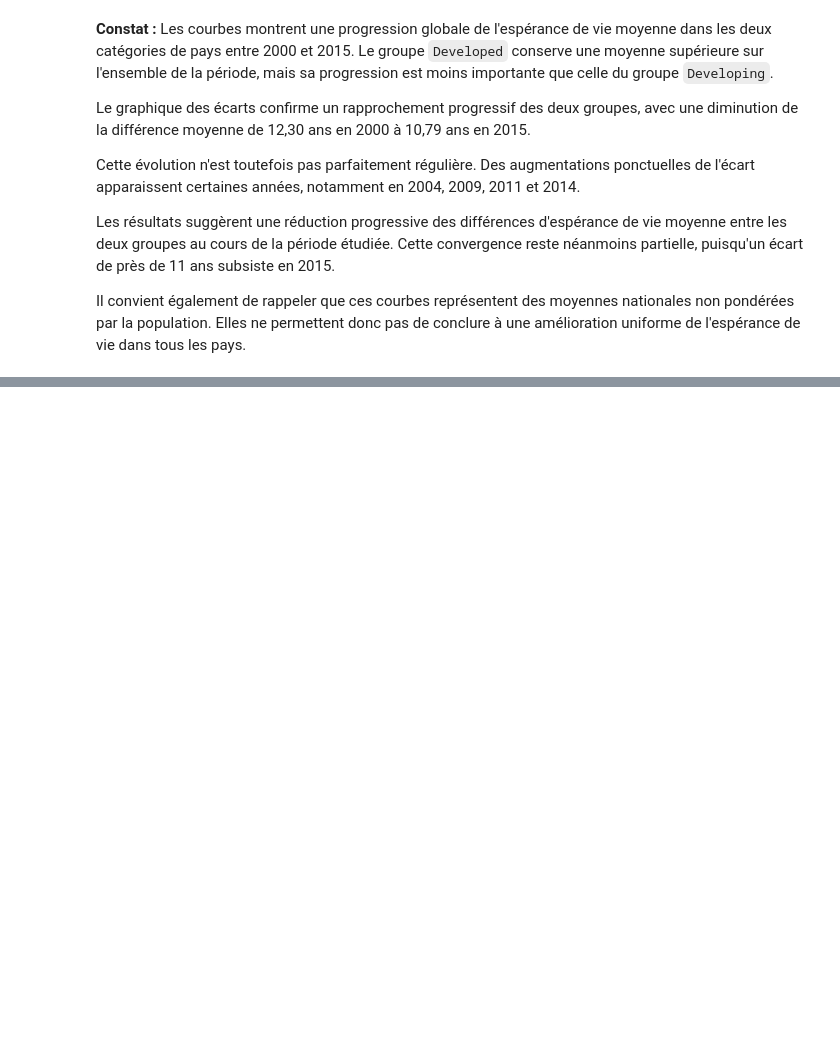
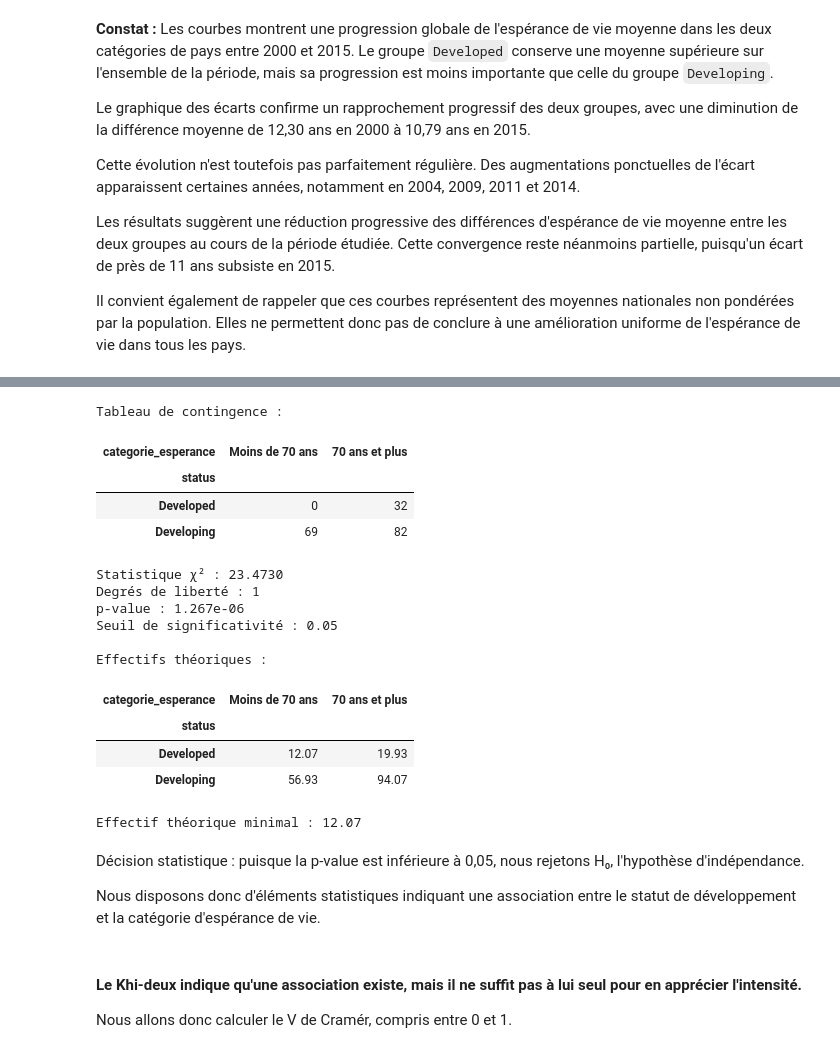
Before and after one commit to ikpovenon/life-expectancy, a Jupyter notebook: notebooks/04_LEP_15_statut_developpement.ipynb, the cells around one changed output, grey strips where cells are left out. Saved outputs shown, nothing was run; the diff lists cells and outputs as text; code cells hidden in the pictures; blank space fills up the shorter version.

```diff
--- a/notebooks/04_LEP_15_statut_developpement.ipynb
+++ b/notebooks/04_LEP_15_statut_developpement.ipynb
@@ -405,0 +532,77 @@ Il convient également de rappeler que ces courbes représentent des moyennes na
+# %%
+
+from scipy.stats import chi2_contingency
+
+# Sélectionner les observations de 2015
+df_chi2 = df_lep15.loc[
+    (df_lep15["year"] == 2015)
+    & (df_lep15["life_expectancy"].notna())
+].copy()
+
+# Créer deux catégories d'espérance de vie
+df_chi2["categorie_esperance"] = pd.cut(
+    df_chi2["life_expectancy"],
+    bins=[-float("inf"), 70, float("inf")],
+    labels=["Moins de 70 ans", "70 ans et plus"],
+    right=False
+)
+
+# Construire le tableau de contingence
+tableau_contingence = pd.crosstab(
+    df_chi2["status"],
+    df_chi2["categorie_esperance"]
+)
+
+print("Tableau de contingence :")
+display(tableau_contingence)
+
+# Calculer le test du Khi-deux
+chi2, p_value_chi2, ddl, effectifs_attendus = (
+    chi2_contingency(tableau_contingence, correction=False)
+)
+
+# Présenter les résultats du test
+print(f"Statistique χ² : {chi2:.4f}")
+print(f"Degrés de liberté : {ddl}")
+print(f"p-value : {p_value_chi2:.4g}")
+print("Seuil de significativité : 0.05")
+
+# Vérifier les effectifs attendus
+print("\nEffectifs théoriques :")
+display(
+    pd.DataFrame(
+        effectifs_attendus,
+        index=tableau_contingence.index,
+        columns=tableau_contingence.columns
+    ).round(2)
+)
+
+print(
+    "Effectif théorique minimal :",
+    round(effectifs_attendus.min(), 2)
+)
+# %% [output]
+Tableau de contingence :
+| categorie_esperance | Moins de 70 ans | 70 ans et plus |
+| status |  |  |
+| Developed | 0 | 32 |
+| Developing | 69 | 82 |
+Statistique χ² : 23.4730
+Degrés de liberté : 1
+p-value : 1.267e-06
+Seuil de significativité : 0.05
+
+Effectifs théoriques :
+| categorie_esperance | Moins de 70 ans | 70 ans et plus |
+| status |  |  |
+| Developed | 12.07 | 19.93 |
+| Developing | 56.93 | 94.07 |
+Effectif théorique minimal : 12.07
+# %% [markdown]
+Décision statistique : puisque la p-value est inférieure à 0,05, nous rejetons H₀, l'hypothèse d'indépendance.
+
+Nous disposons donc d'éléments statistiques indiquant une association entre le statut de développement et la catégorie d'espérance de vie.
+# %% [markdown]
+#### Le Khi-deux indique qu'une association existe, mais il ne suffit pas à lui seul pour en apprécier l'intensité.
+
+Nous allons donc calculer le V de Cramér, compris entre 0 et 1.
```
Also changed, not shown: parts of 8 cells of this notebook.
